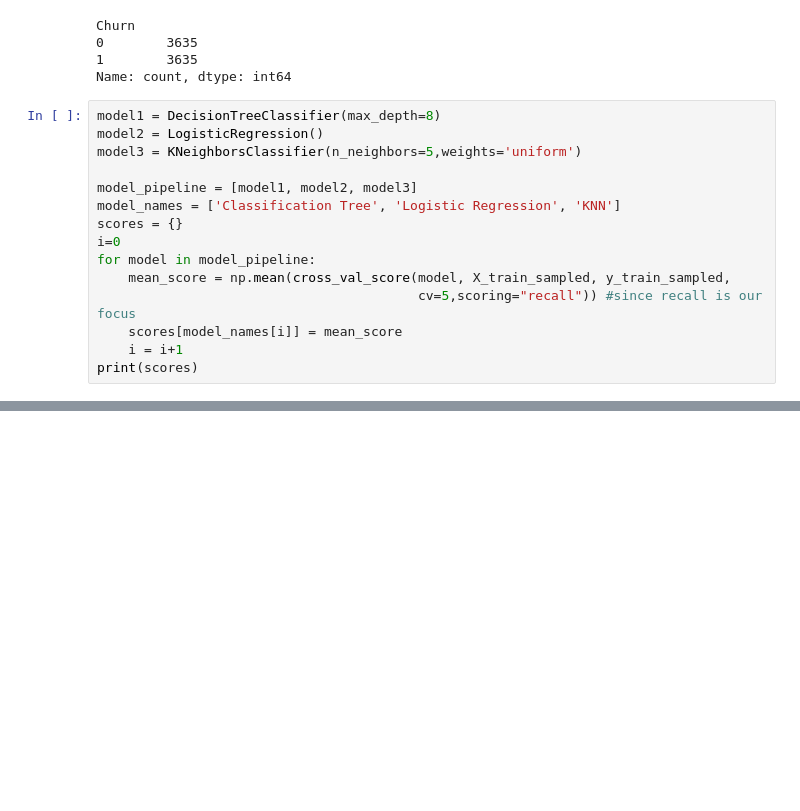
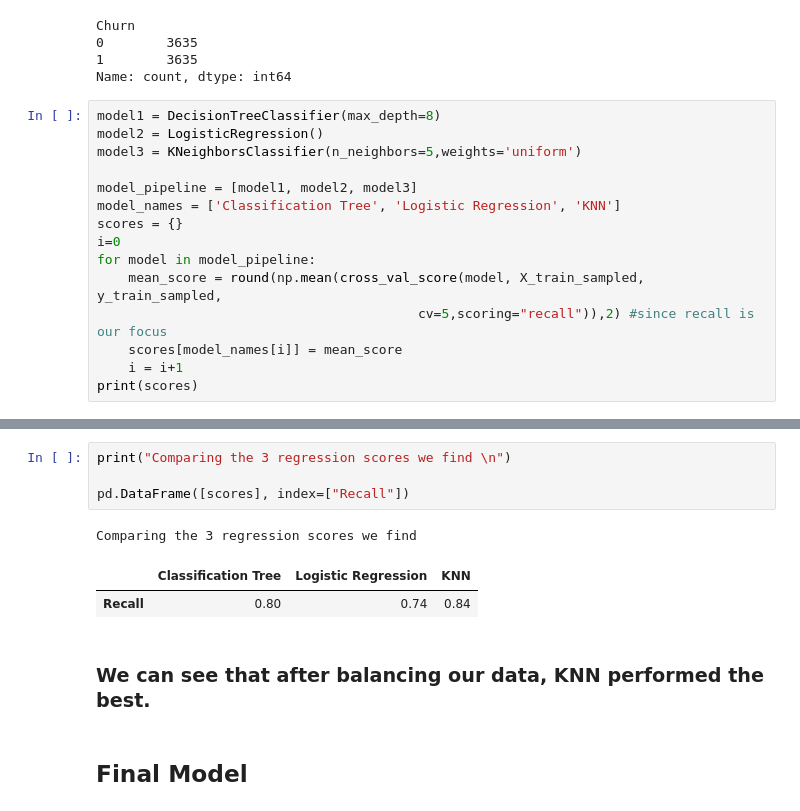
Before and after one commit to ferasrafeh/IronLab, a Jupyter notebook: Week7/Lab_Classification_Handling_Logistic_Regression_Imbalanced_data.ipynb, the cells around one changed output, grey strips where cells are left out. Drawn from its saved outputs; the diff is of its cells as text; blank space fills up the shorter version.

```diff
--- a/Week7/Lab_Classification_Handling_Logistic_Regression_Imbalanced_data.ipynb
+++ b/Week7/Lab_Classification_Handling_Logistic_Regression_Imbalanced_data.ipynb
@@ -372,8 +372,8 @@ model_names = ['Classification Tree', 'Logistic Regression', 'KNN']
 scores = {}
 i=0
 for model in model_pipeline:
-    mean_score = np.mean(cross_val_score(model, X_train_sampled, y_train_sampled,
-                                         cv=5,scoring="recall")) #since recall is our focus
+    mean_score = round(np.mean(cross_val_score(model, X_train_sampled, y_train_sampled,
+                                         cv=5,scoring="recall")),2) #since recall is our focus
     scores[model_names[i]] = mean_score
     i = i+1
 print(scores)
@@ -408,0 +382,12 @@ disp.plot()
+# %%
+print("Comparing the 3 regression scores we find \n")
+
+pd.DataFrame([scores], index=["Recall"])
+# %% [output]
+Comparing the 3 regression scores we find
+|  | Classification Tree | Logistic Regression | KNN |
+| Recall | 0.80 | 0.74 | 0.84 |
+# %% [markdown]
+### We can see that after balancing our data, KNN performed the best.
+# %% [markdown]
+## Final Model
```
Also changed, not shown: parts of 5 cells of this notebook.
